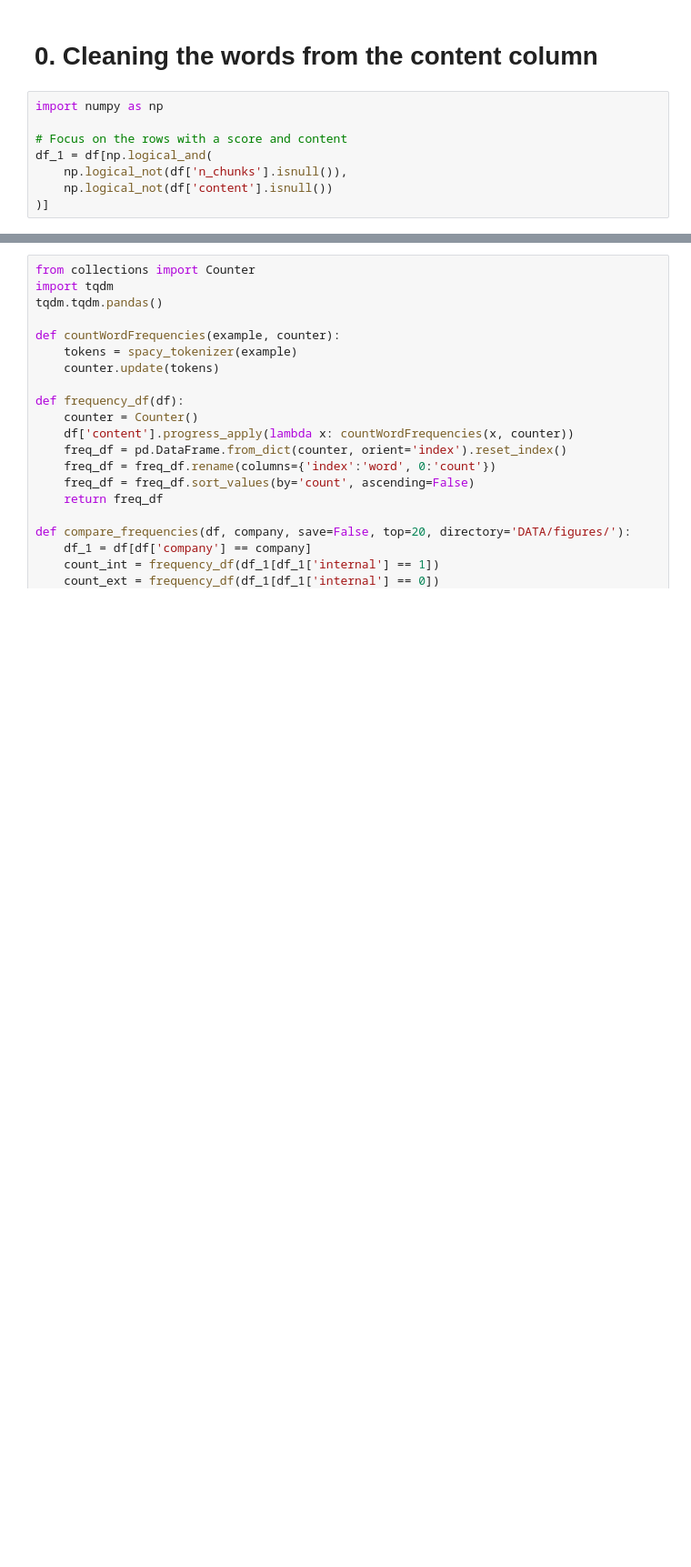
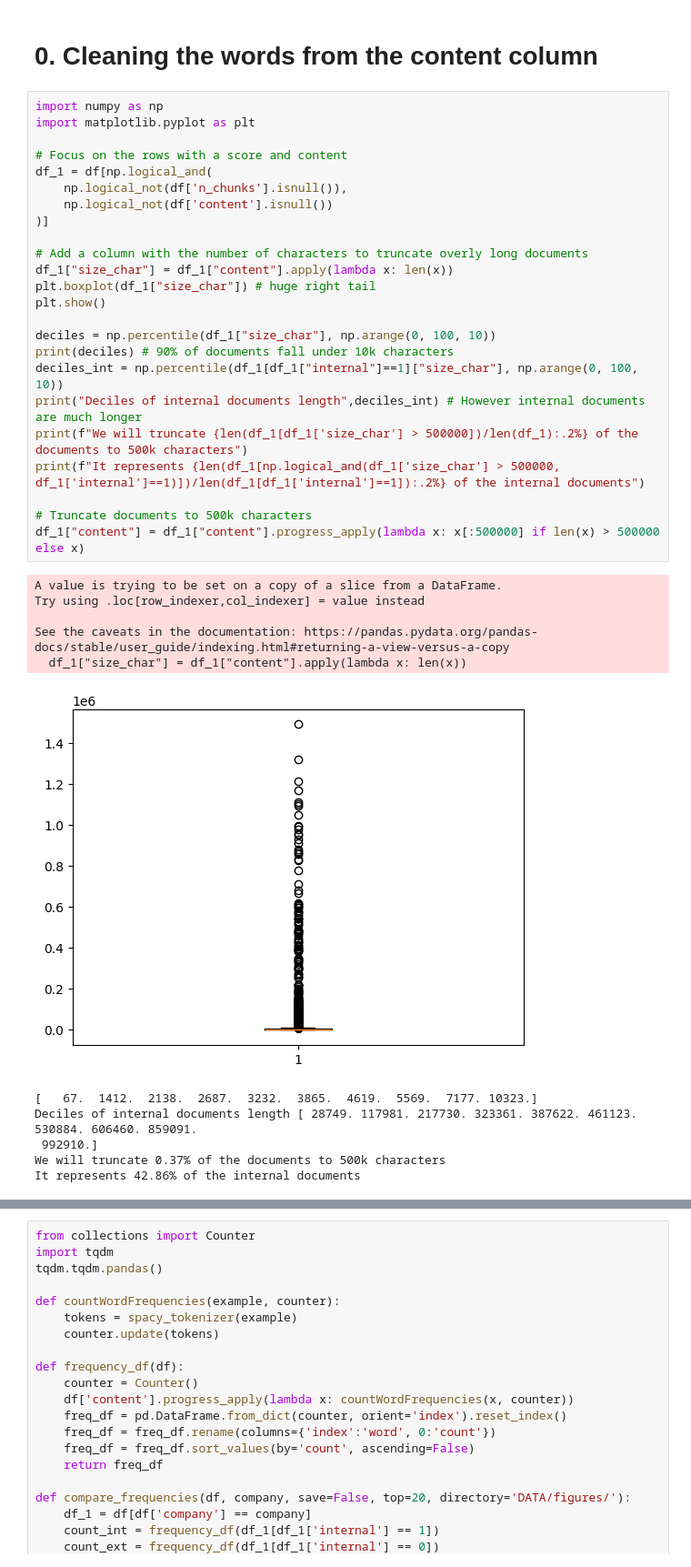
Before and after one commit to MathieuDemarets/vlerick-mai-nlp-2023, a Jupyter notebook: Assignment 1 - Boilerplate.ipynb, the cells around one changed output, grey strips where cells are left out. Shown at 91% size. Saved outputs shown, nothing was run; the diff lists cells and outputs as text; blank space fills up the shorter version.

```diff
--- a/Assignment 1 - Boilerplate.ipynb
+++ b/Assignment 1 - Boilerplate.ipynb
@@ -32,9 +32,37 @@ df
 # 0. Cleaning the words from the content column
 # %%
 import numpy as np
+import matplotlib.pyplot as plt
 
 # Focus on the rows with a score and content
 df_1 = df[np.logical_and(
     np.logical_not(df['n_chunks'].isnull()),
     np.logical_not(df['content'].isnull())
 )]
+
+# Add a column with the number of characters to truncate overly long documents
+df_1["size_char"] = df_1["content"].apply(lambda x: len(x))
+plt.boxplot(df_1["size_char"]) # huge right tail
+plt.show()
+
+deciles = np.percentile(df_1["size_char"], np.arange(0, 100, 10))
+print(deciles) # 90% of documents fall under 10k characters
+deciles_int = np.percentile(df_1[df_1["internal"]==1]["size_char"], np.arange(0, 100, 10))
+print("Deciles of internal documents length",deciles_int) # However internal documents are much longer
+print(f"We will truncate {len(df_1[df_1['size_char'] > 500000])/len(df_1):.2%} of the documents to 500k characters")
+print(f"It represents {len(df_1[np.logical_and(df_1['size_char'] > 500000, df_1['internal']==1)])/len(df_1[df_1['internal']==1]):.2%} of the internal documents")
+
+# Truncate documents to 500k characters
+df_1["content"] = df_1["content"].progress_apply(lambda x: x[:500000] if len(x) > 500000 else x)
+# %% [output]
+A value is trying to be set on a copy of a slice from a DataFrame.
+Try using .loc[row_indexer,col_indexer] = value instead
+
+See the caveats in the documentation: https://pandas.pydata.org/pandas-docs/stable/user_guide/indexing.html#returning-a-view-versus-a-copy
+  df_1["size_char"] = df_1["content"].apply(lambda x: len(x))
+[figure, added]
+[   67.  1412.  2138.  2687.  3232.  3865.  4619.  5569.  7177. 10323.]
+Deciles of internal documents length [ 28749. 117981. 217730. 323361. 387622. 461123. 530884. 606460. 859091.
+ 992910.]
+We will truncate 0.37% of the documents to 500k characters
+It represents 42.86% of the internal documents
```
Also changed, not shown: parts of 12 cells of this notebook.
